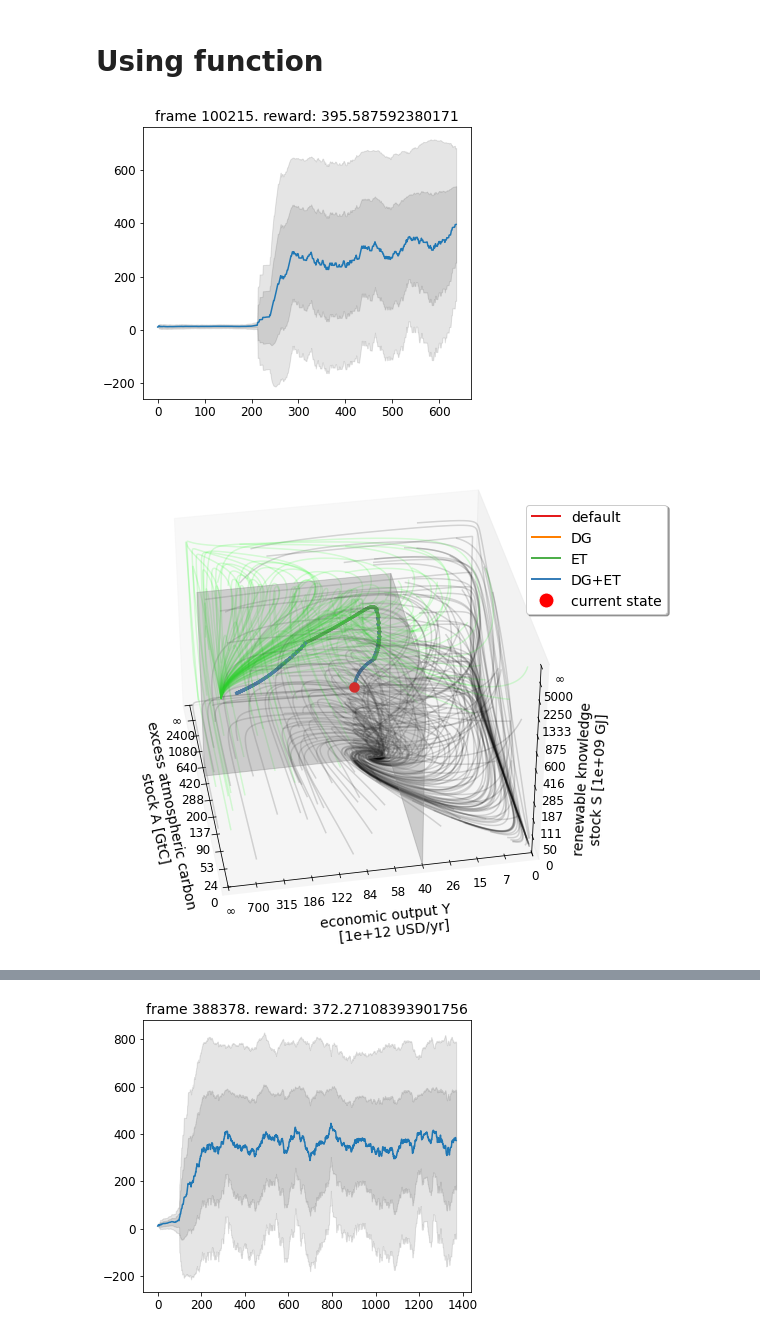
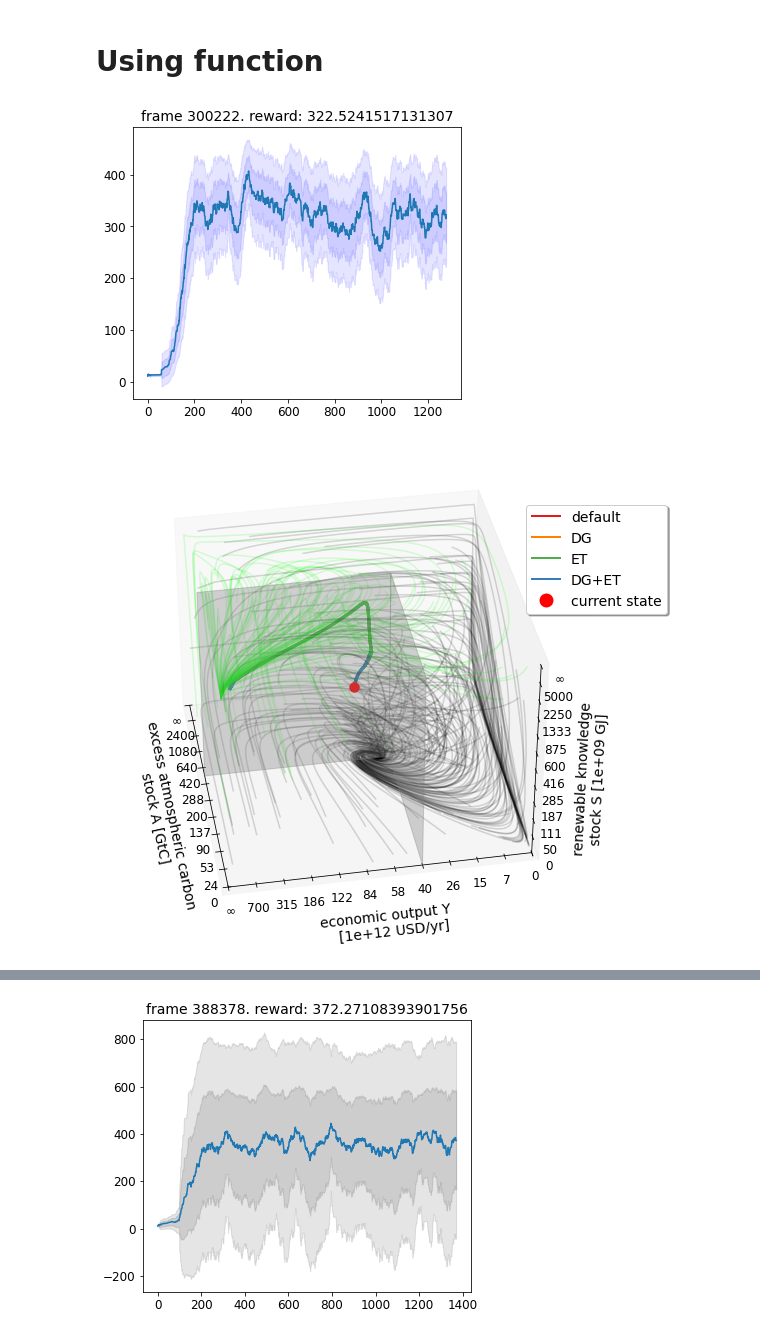
Before and after one commit to TheodoreWolf/climate_policy_rl, a Jupyter notebook: classes/AYS_testing.ipynb, the cells around one changed output, grey strips where cells are left out. Drawn from its saved outputs; the diff is of its cells as text; code cells hidden in the pictures.

Commit message:
cleaner code, improvements and plotting functionalities

```diff
--- a/classes/AYS_testing.ipynb
+++ b/classes/AYS_testing.ipynb
@@ -139,9 +139,9 @@ import learn_class as lc
 from Learning import utils as us
 # %%
 reload(lc)
-experiment = lc.learning(wandb_save=False, max_epochs=75, max_frames=1e5, max_episodes=2000, reward_type="PB")
-experiment.set_agent("DuelDDQN", epsilon=0.29, lr=1.2e-4, polyak=False, tau=0.055, rho=0.88)
-rewards = experiment.learning_loop_offline("DuelDDQN", batch_size=256, buffer_size=4096, per_is=True, notebook=True, plotting=True, alpha=0.403, beta=0.359)
+experiment = lc.Learning(max_frames=3e5, verbose=False, max_epochs=75, seed=0, reward_type='PB')
+experiment.set_agent("DuelDDQN")
+experiment.learning_loop_offline(64, 10000, per_is=True, plotting=True, notebook=True)
 # %% [output]
-[figure, old version]
+[figure, new version]
-[figure, old version]
+[figure, new version]
```
Also changed, not shown: parts of 4 cells of this notebook, 14 other files.
